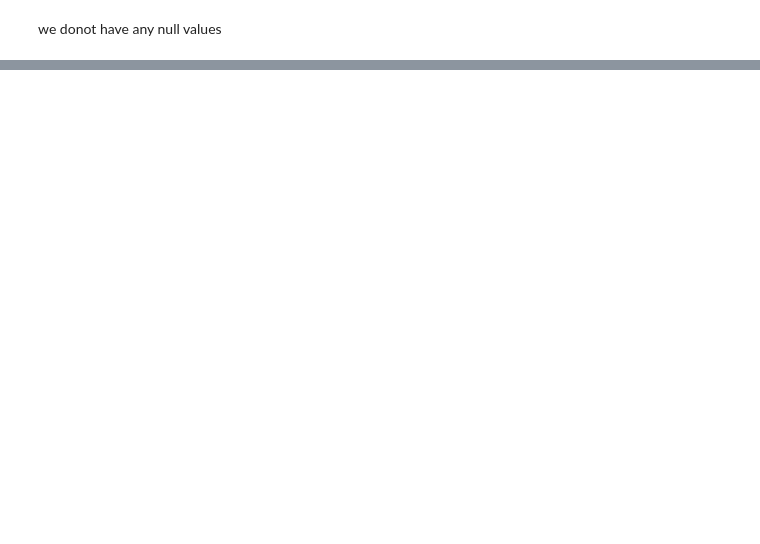
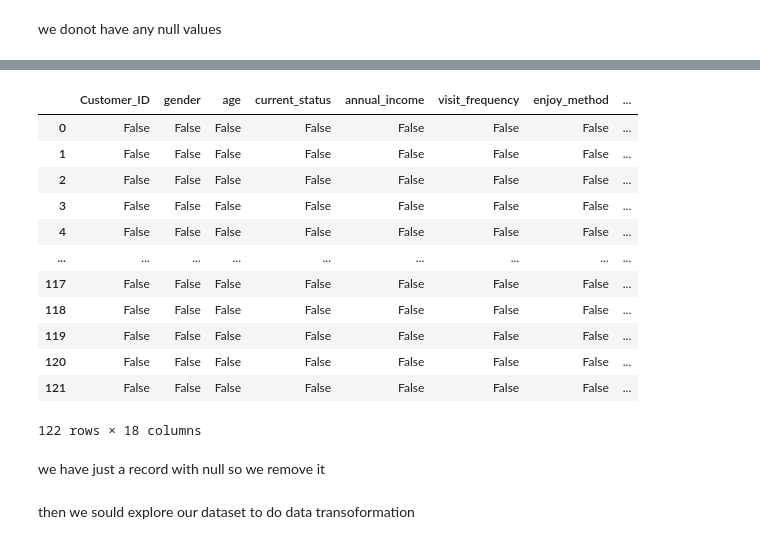
Before and after one commit to mostafaelmehi/milestone-2, a Jupyter notebook: milestone.ipynb, the cells around one changed output, grey strips where cells are left out. Drawn from its saved outputs; the diff is of its cells as text; code cells hidden in the pictures; blank space fills up the shorter version.

```diff
--- a/milestone.ipynb
+++ b/milestone.ipynb
@@ -68,0 +168,18 @@ dtype: bool
+# %%
+df.isnull()
+# %% [output]
+|  | Customer_ID | gender | age | current_status | annual_income | visit_frequency | enjoy_method | ... |
+| 0 | False | False | False | False | False | False | False | ... |
+| 1 | False | False | False | False | False | False | False | ... |
+| 2 | False | False | False | False | False | False | False | ... |
+| 3 | False | False | False | False | False | False | False | ... |
+| 4 | False | False | False | False | False | False | False | ... |
+| ... | ... | ... | ... | ... | ... | ... | ... | ... |
+| 117 | False | False | False | False | False | False | False | ... |
+| 118 | False | False | False | False | False | False | False | ... |
+| 119 | False | False | False | False | False | False | False | ... |
+| 120 | False | False | False | False | False | False | False | ... |
+| 121 | False | False | False | False | False | False | False | ... |
+122 rows × 18 columns
+# %% [markdown]
+we have just a record with null so we remove it
@@ -68,0 +188,2 @@ dtype: bool
+# %% [markdown]
+then we sould explore our dataset to do data transoformation
```
Also changed, not shown: parts of 53 cells of this notebook.
